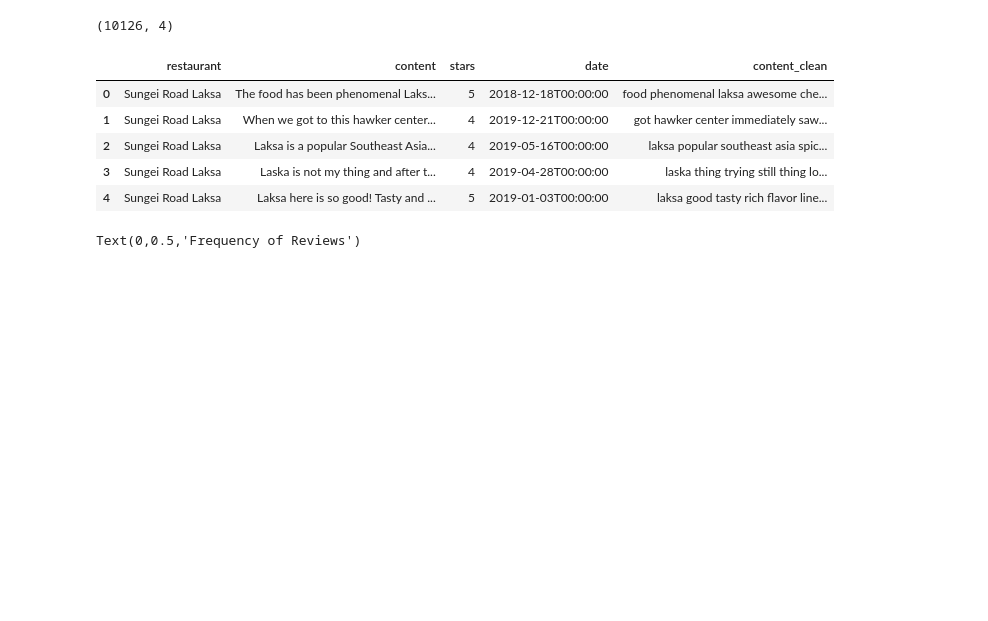
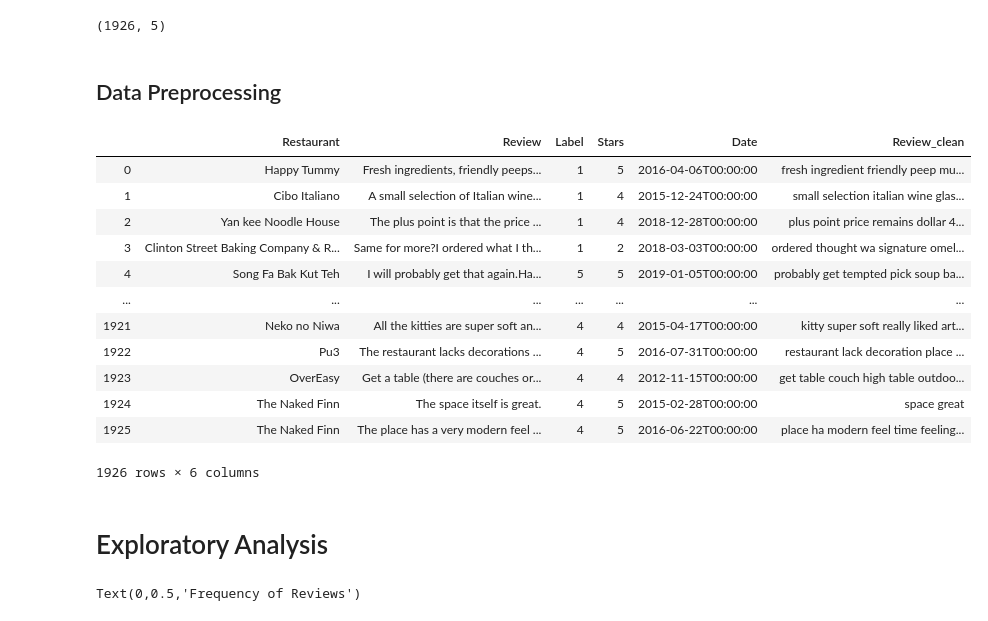
Before and after one commit to DanElias/Data_Mining, a Jupyter notebook: Project/Exploratory Analytics for Data/ExploratoryAnalysis.ipynb, the cells around one changed output. Cells and saved outputs as stored; diff of their text form; code cells hidden in the pictures; blank space fills up the shorter version.

Commit message:
Updated preprocessing step for sentiment analysis

```diff
--- a/Project/Exploratory Analytics for Data/ExploratoryAnalysis.ipynb
+++ b/Project/Exploratory Analytics for Data/ExploratoryAnalysis.ipynb
@@ -20,0 +14,4 @@ reviews.head()
+# %%
+# Reading in the corpus
+reviews = pd.read_csv("./train_labelled.csv")
+reviews.head()
@@ -30,41 +44,71 @@ reviews.tail()
 # %%
 reviews.shape
 # %% [output]
-(10126, 4)
+(1926, 5)
+# %% [markdown]
+## Data Preprocessing
 # %%
 # Cleaning the Data
 def clean(data):
 
     # Removing leading and trailing white spaces
     data = str(data).strip()
 
     # Converting all text to lower case
     data = data.lower()
 
-    # Converting all numbers to words
-    word = data.split(' ')
-    p = inflect.engine()
-    word = ' '.join([i for i in word if not i.isdigit()])
-    word = re.sub(r'\d+', p.number_to_words(word) , word)
+    # add space for punctuation
+    translator = re.compile('[%s]' % re.escape(string.punctuation))
+    translator.sub(' ', data)
 
-    # Removing Punctuation
-    translator = str.maketrans('', '', string.punctuation)
-    word = word.translate(translator)
+    # replace dollar signs with the word 'dollar'
+    data = data.replace('$', 'dollar ')
+
+    #remove punct
+    data = re.sub('[^A-Za-z0-9]+', ' ', data)
+
+    #keep english words
+    data = re.sub(r'[^\x00-\x7F]+', '', data)
+
+    #keep printable
+    data = re.sub(f'[^{re.escape(string.printable)}]', '', data)
 
     # Removing Stopwords
     stop_words = set(stopwords.words('english'))
-    tokens = word_tokenize(word)
-    word = ' '.join([i for i in tokens if not i in stop_words])
+    tokens = word_tokenize(data)
+
+    # Converting all text to base form
+    lemmatizer = WordNetLemmatizer()
+    tokens_lemmatized = [lemmatizer.lemmatize(token) for token in tokens]
+
+    # Removing Punctuation
+#     translator = str.maketrans('', '', string.punctuation)
+#     data = data.translate(translator)
+
+    # Converting all numbers to words
+#    word = data.split(' ')
+#     p = inflect.engine()
+#     word = ' '.join([i for i in word if not i.isdigit()])
+#     word = re.sub(r'\d+', p.number_to_words(word) , word)
+
+    word = ' '.join([i for i in tokens_lemmatized if not i in stop_words])
 
     return word
 
 # clean text data
-reviews["content_clean"] = reviews["content"].apply(lambda x: clean(x))
-reviews.head()
+reviews["Review_clean"] = reviews["Review"].apply(lambda x: clean(x))
+reviews
 # %% [output]
-|  | restaurant | content | stars | date | content_clean |
-| 0 | Sungei Road Laksa | The food has been phenomenal Laks... | 5 | 2018-12-18T00:00:00 | food phenomenal laksa awesome che... |
-| 1 | Sungei Road Laksa | When we got to this hawker center... | 4 | 2019-12-21T00:00:00 | got hawker center immediately saw... |
-| 2 | Sungei Road Laksa | Laksa is a popular Southeast Asia... | 4 | 2019-05-16T00:00:00 | laksa popular southeast asia spic... |
-| 3 | Sungei Road Laksa | Laska is not my thing and after t... | 4 | 2019-04-28T00:00:00 | laska thing trying still thing lo... |
-| 4 | Sungei Road Laksa | Laksa here is so good! Tasty and ... | 5 | 2019-01-03T00:00:00 | laksa good tasty rich flavor line... |
+|  | Restaurant | Review | Label | Stars | Date | Review_clean |
+| 0 | Happy Tummy | Fresh ingredients, friendly peeps... | 1 | 5 | 2016-04-06T00:00:00 | fresh ingredient friendly peep mu... |
+| 1 | Cibo Italiano | A small selection of Italian wine... | 1 | 4 | 2015-12-24T00:00:00 | small selection italian wine glas... |
+| 2 | Yan kee Noodle House | The plus point is that the price ... | 1 | 4 | 2018-12-28T00:00:00 | plus point price remains dollar 4... |
+| 3 | Clinton Street Baking Company & R... | Same for more?I ordered what I th... | 1 | 2 | 2018-03-03T00:00:00 | ordered thought wa signature omel... |
+| 4 | Song Fa Bak Kut Teh | I will probably get that again.Ha... | 5 | 5 | 2019-01-05T00:00:00 | probably get tempted pick soup ba... |
+| ... | ... | ... | ... | ... | ... | ... |
+| 1921 | Neko no Niwa | All the kitties are super soft an... | 4 | 4 | 2015-04-17T00:00:00 | kitty super soft really liked art... |
+| 1922 | Pu3 | The restaurant lacks decorations ... | 4 | 5 | 2016-07-31T00:00:00 | restaurant lack decoration place ... |
+| 1923 | OverEasy | Get a table (there are couches or... | 4 | 4 | 2012-11-15T00:00:00 | get table couch high table outdoo... |
+| 1924 | The Naked Finn | The space itself is great. | 4 | 5 | 2015-02-28T00:00:00 | space great |
+| 1925 | The Naked Finn | The place has a very modern feel ... | 4 | 5 | 2016-06-22T00:00:00 | place ha modern feel time feeling... |
+1926 rows × 6 columns
@@ -71 +117,3 @@ reviews.head()
+# %% [markdown]
+# Exploratory Analysis
 # %%
```
Also changed, not shown: parts of 7 cells of this notebook, 2 other files.
